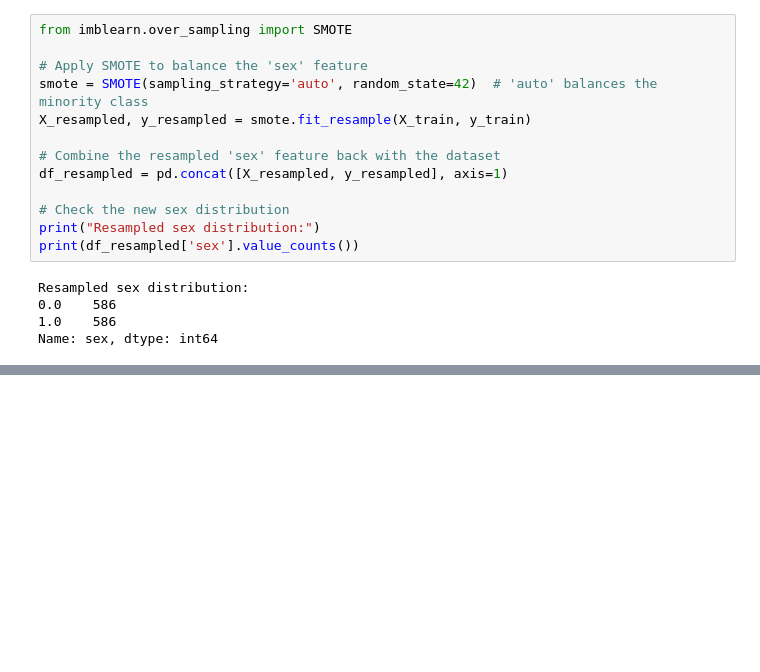
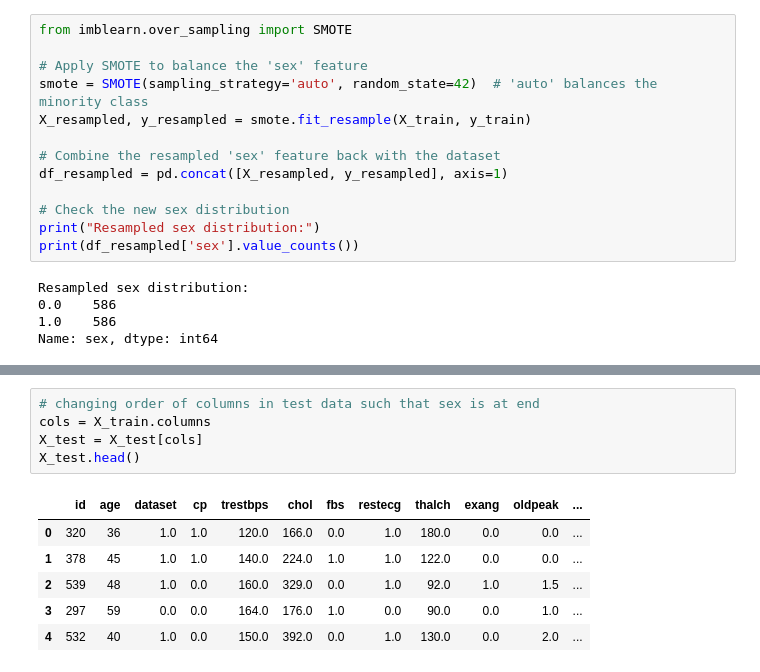
Before and after one commit to saurav1066/Analysis_of_tabular_data, a Jupyter notebook: notebooks/smote.ipynb, the cells around one changed output, grey strips where cells are left out. Saved outputs shown, nothing was run; the diff lists cells and outputs as text; blank space fills up the shorter version.

```diff
--- a/notebooks/smote.ipynb
+++ b/notebooks/smote.ipynb
@@ -50,0 +77,12 @@ Name: sex, dtype: int64
+# %%
+# changing order of columns in test data such that sex is at end
+cols = X_train.columns
+X_test = X_test[cols]
+X_test.head()
+# %% [output]
+|  | id | age | dataset | cp | trestbps | chol | fbs | restecg | thalch | exang | oldpeak | ... |
+| 0 | 320 | 36 | 1.0 | 1.0 | 120.0 | 166.0 | 0.0 | 1.0 | 180.0 | 0.0 | 0.0 | ... |
+| 1 | 378 | 45 | 1.0 | 1.0 | 140.0 | 224.0 | 1.0 | 1.0 | 122.0 | 0.0 | 0.0 | ... |
+| 2 | 539 | 48 | 1.0 | 0.0 | 160.0 | 329.0 | 0.0 | 1.0 | 92.0 | 1.0 | 1.5 | ... |
+| 3 | 297 | 59 | 0.0 | 0.0 | 164.0 | 176.0 | 1.0 | 0.0 | 90.0 | 0.0 | 1.0 | ... |
+| 4 | 532 | 40 | 1.0 | 0.0 | 150.0 | 392.0 | 0.0 | 1.0 | 130.0 | 0.0 | 2.0 | ... |
```
Also changed, not shown: parts of 4 cells of this notebook, 1 other file.
